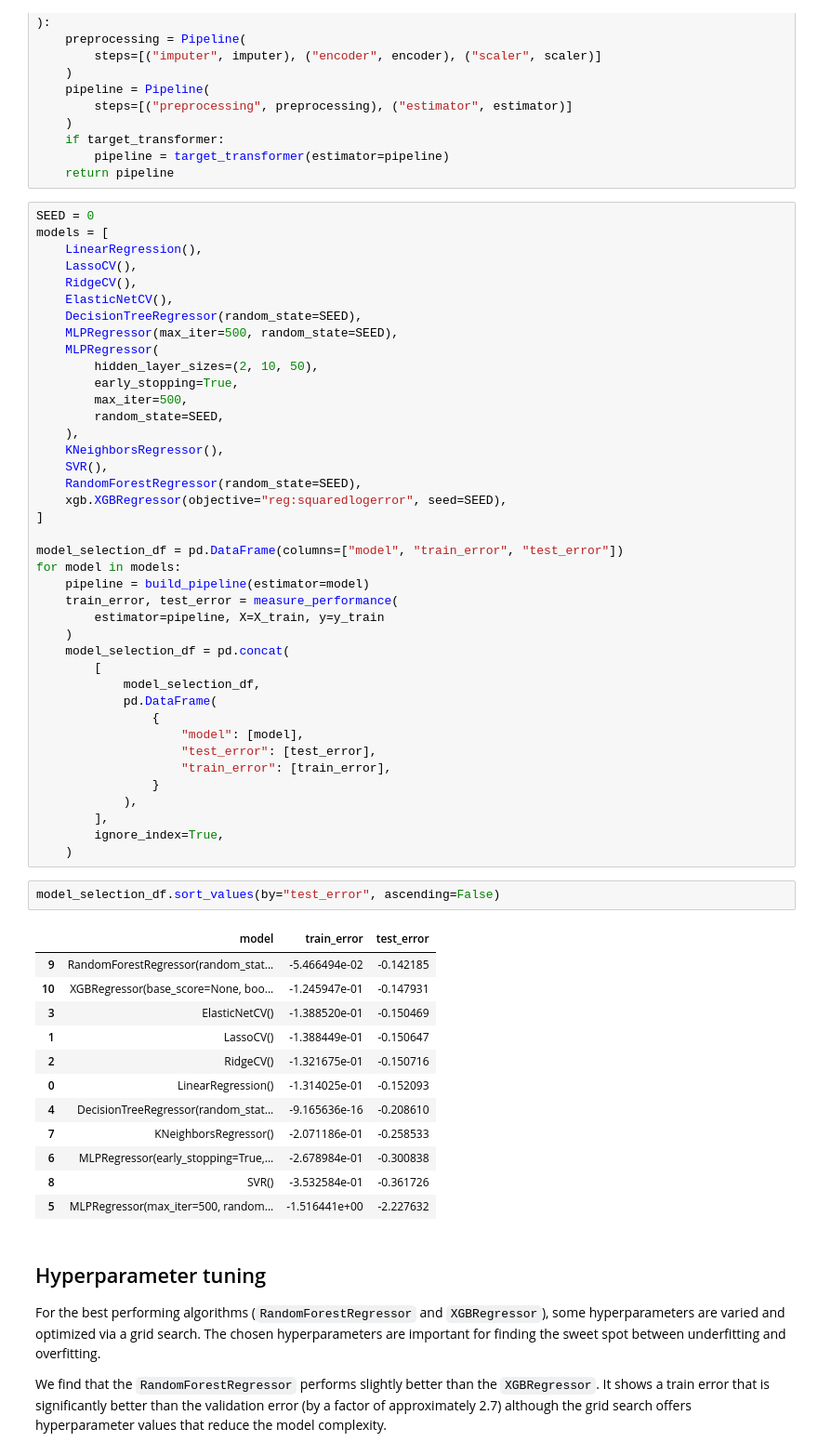
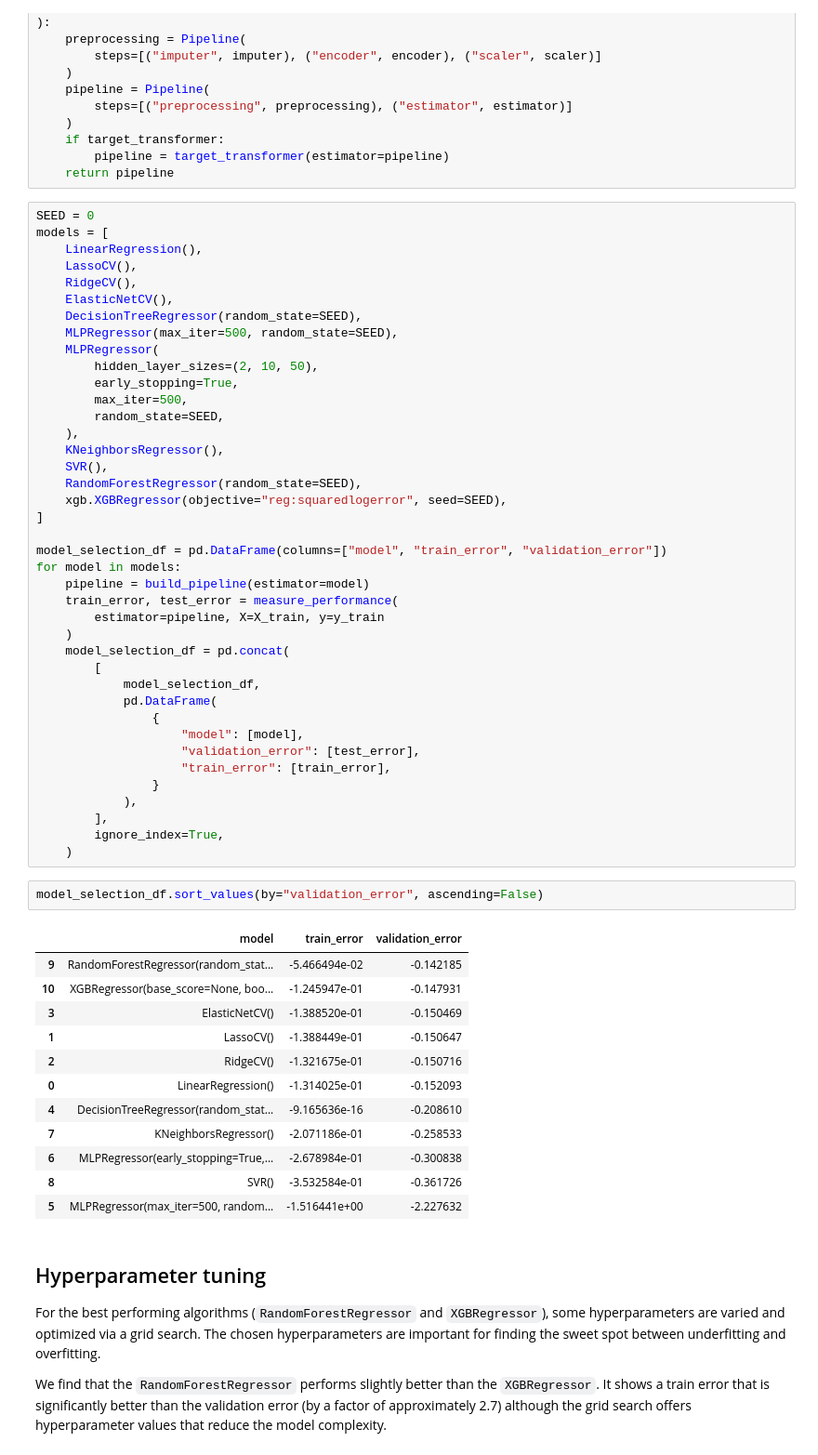
Before and after one commit to ronja-s/ames_housing_prices, a Jupyter notebook: jupyter_notebooks/01_basic.ipynb, the cells around one changed output. Shown at 93% size. Saved outputs shown, nothing was run; the diff lists cells and outputs as text.

Commit message:
Rename test set into validation set

```diff
--- a/jupyter_notebooks/01_basic.ipynb
+++ b/jupyter_notebooks/01_basic.ipynb
@@ -388,7 +388,7 @@ models = [
     xgb.XGBRegressor(objective="reg:squaredlogerror", seed=SEED),
 ]
 
-model_selection_df = pd.DataFrame(columns=["model", "train_error", "test_error"])
+model_selection_df = pd.DataFrame(columns=["model", "train_error", "validation_error"])
 for model in models:
     pipeline = build_pipeline(estimator=model)
     train_error, test_error = measure_performance(
@@ -400,7 +400,7 @@ for model in models:
             pd.DataFrame(
                 {
                     "model": [model],
-                    "test_error": [test_error],
+                    "validation_error": [test_error],
                     "train_error": [train_error],
                 }
             ),
@@ -408,9 +408,9 @@ for model in models:
         ignore_index=True,
     )
 # %%
-model_selection_df.sort_values(by="test_error", ascending=False)
+model_selection_df.sort_values(by="validation_error", ascending=False)
 # %% [output]
-|  | model | train_error | test_error |
+|  | model | train_error | validation_error |
 | 9 | RandomForestRegressor(random_stat... | -5.466494e-02 | -0.142185 |
 | 10 | XGBRegressor(base_score=None, boo... | -1.245947e-01 | -0.147931 |
 | 3 | ElasticNetCV() | -1.388520e-01 | -0.150469 |
```
Also changed, not shown: parts of 4 cells of this notebook, 1 other file.
